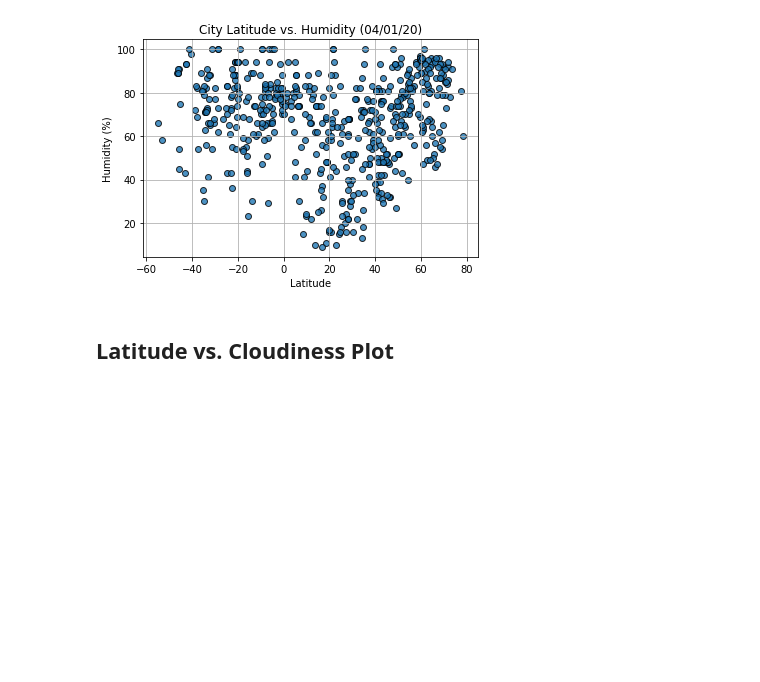
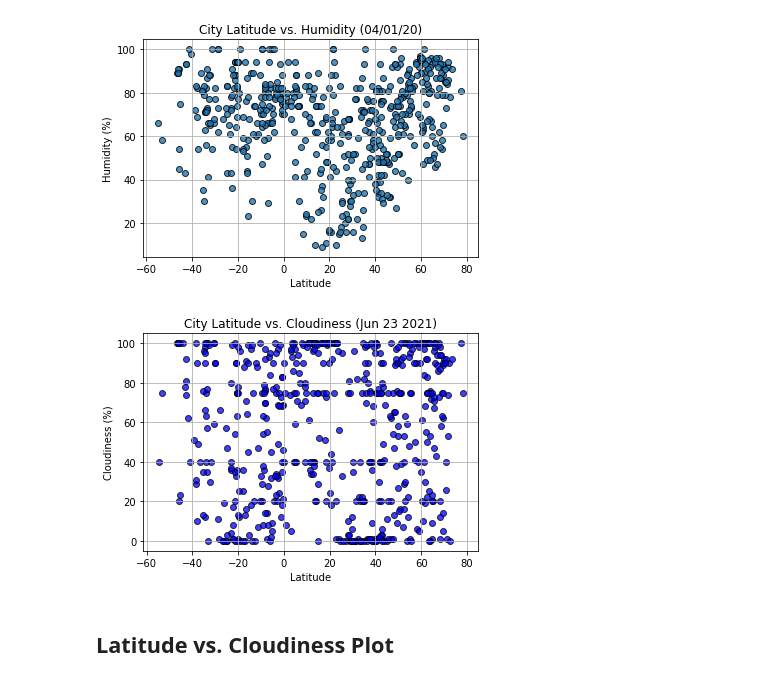
Before and after one commit to gpawlows/Python-API-Challenge, a Jupyter notebook: starter_code/WeatherPy.ipynb, the cells around one changed output. Drawn from its saved outputs; the diff is of its cells as text; code cells hidden in the pictures; blank space fills up the shorter version.

```diff
--- a/starter_code/WeatherPy.ipynb
+++ b/starter_code/WeatherPy.ipynb
@@ -232,6 +238,17 @@ Text(0.5, 1.0, 'City Latitude vs. Max Temperature (Jun 23 2021)')
 # %%
 # %% [output]
 [figure]
+# %%
+x_axis = weather_summary_df['lats']
+y_axis = weather_summary_df['Cloudiness']
+plt.scatter(x_axis, y_axis, marker = "o", facecolors = "blue", edgecolors = "black", alpha = .75)
+plt.xlabel('Latitude')
+plt.ylabel('Cloudiness (%)')
+plt.title(f"City Latitude vs. Cloudiness ({plot_date} {plot_year})")
+plt.grid()
+plt.savefig('../output_data/figure_3.png')
+# %% [output]
+[figure, added]
 # %% [markdown]
 ## Latitude vs. Cloudiness Plot
 # %%
```
Also changed, not shown: parts of 6 cells of this notebook, 10 other files.
